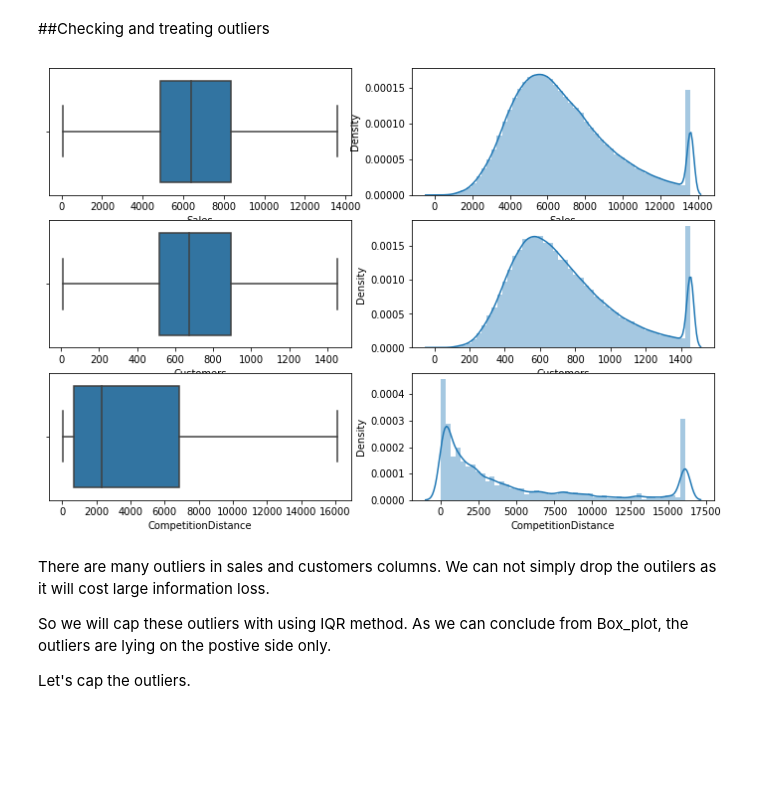
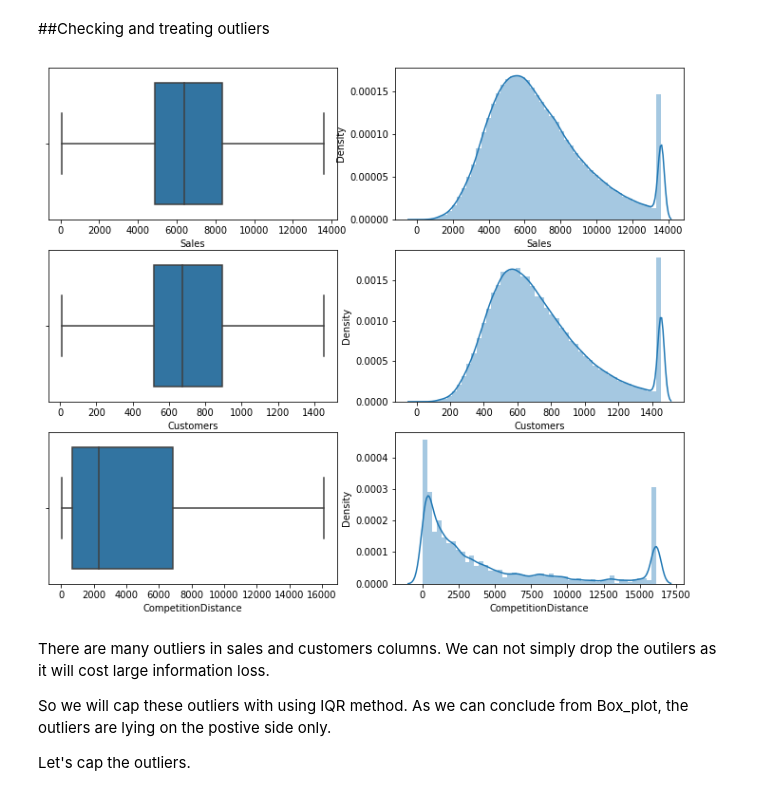
Before and after one commit to pranavdevi28/Rossmann_Sales_Prediction, a Jupyter notebook: Rossmann_Sales_Prediction_Capstone_Project.ipynb, the cells around one changed output. Saved outputs shown, nothing was run; the diff lists cells and outputs as text; code cells hidden in the pictures; blank space fills up the shorter version.

```diff
--- a/Rossmann_Sales_Prediction_Capstone_Project.ipynb
+++ b/Rossmann_Sales_Prediction_Capstone_Project.ipynb
@@ -838,20 +843,20 @@ final_df_copy.head()
 # %% [markdown]
 ##Checking and treating outliers
 # %%
-#fettting boxlpot and distribution plots
+#fetching boxlpot and distribution plots
 columns  =['Sales','Customers','CompetitionDistance' ]
-plt.figure(figsize=(12, 8))
+plt.figure(figsize=(12, 10))
 j=0
 for col in columns:
   j+=1
   plt.subplot(len(columns),2,j)
   sns.boxplot(final_df_copy[col])
 
   j+=1
   plt.subplot(len(columns),2,j)
   sns.distplot(final_df_copy[col])
 # %% [output]
-[figure, old version]
+[figure, new version]
 # %% [markdown]
 There are many outliers in sales and customers columns. We can not simply drop the outilers as it will cost large information loss.
 
```
Also changed, not shown: parts of 30 cells of this notebook.
